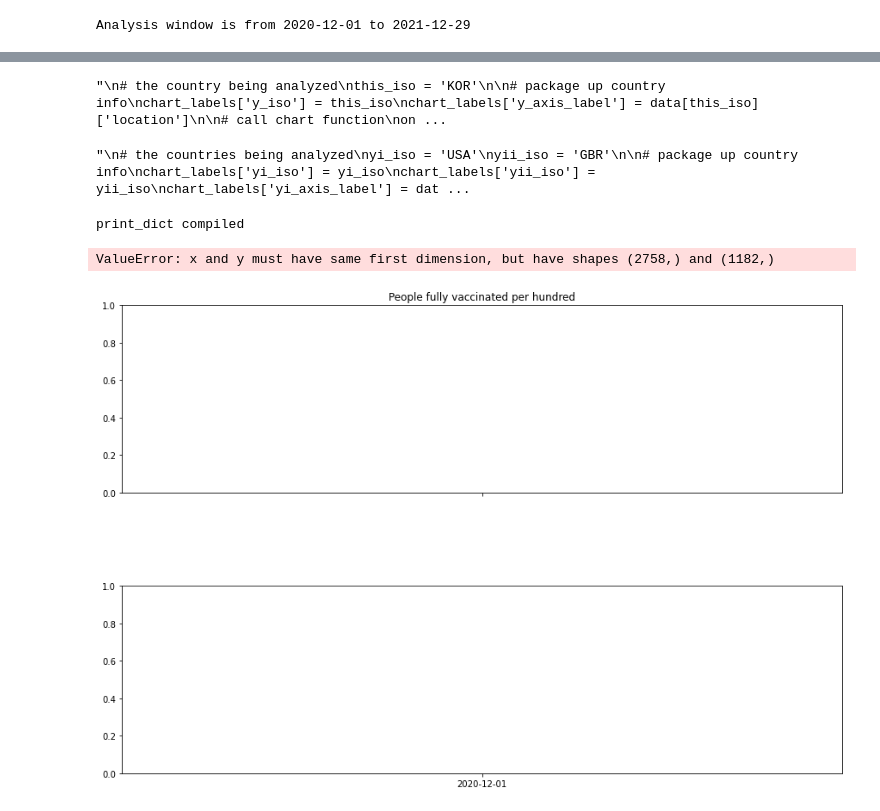
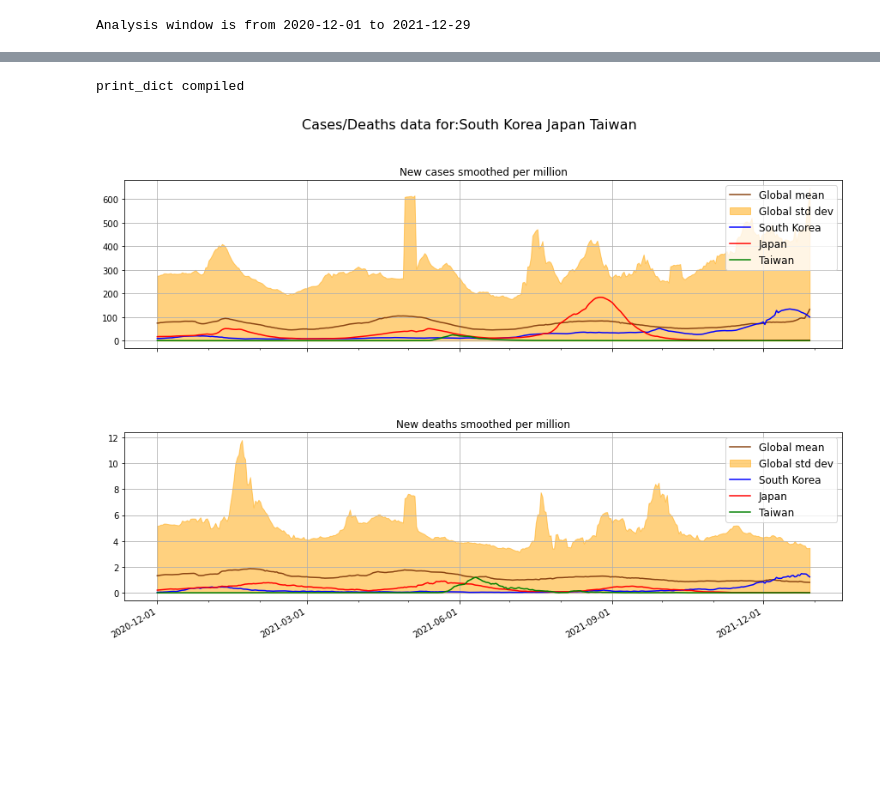
Before and after one commit to Ipgnosis/covid_analysis, a Jupyter notebook: covid-anal.ipynb, the cells around one changed output, grey strips where cells are left out. Drawn from its saved outputs; the diff is of its cells as text; code cells hidden in the pictures; blank space fills up the shorter version.

```diff
--- a/covid-anal.ipynb
+++ b/covid-anal.ipynb
@@ -111,58 +125,18 @@ print(country_date_data)
 # %%
-# re-juggle the data for a single country chart
-"""
-# the country being analyzed
-this_iso = 'KOR'
+# re-juggle the data for a multi country chart
 
-# package up country info
-chart_labels['y_iso'] = this_iso
-chart_labels['y_axis_label'] = data[this_iso]['location']
+# the countries being analyzed
+chart_labels['y_isos'] = ['KOR', 'JPN', 'TWN']
 
-# call chart function
-one_plot(chart_labels, date_dict)
-"""
+print_data = collate_print_data(chart_labels['y_isos'], country_date_data)
+
+# assemble the locations list
+chart_labels['y_axis_labels'] = []
+for iso in chart_labels['y_isos']:
+    chart_labels['y_axis_labels'].append(data[iso]['location'])
+
+# call multi_plots
+multi_plots(chart_labels, print_data)
 # %% [output]
-"\n# the country being analyzed\nthis_iso = 'KOR'\n\n# package up country info\nchart_labels['y_iso'] = this_iso\nchart_labels['y_axis_label'] = data[this_iso]['location']\n\n# call chart function\non ...
+print_dict compiled
+[figure, added]
-# %%
-# re-juggle the data for a 2 country chart
-"""
-# the countries being analyzed
-yi_iso = 'USA'
-yii_iso = 'GBR'
-
-# package up country info
-chart_labels['yi_iso'] = yi_iso
-chart_labels['yii_iso'] = yii_iso
-chart_labels['yi_axis_label'] = data[yi_iso]['location']
-chart_labels['yii_axis_label'] = data[yii_iso]['location']
-
-# call chart function
-two_plots(chart_labels, date_dict)
-"""
-# %% [output]
-"\n# the countries being analyzed\nyi_iso = 'USA'\nyii_iso = 'GBR'\n\n# package up country info\nchart_labels['yi_iso'] = yi_iso\nchart_labels['yii_iso'] = yii_iso\nchart_labels['yi_axis_label'] = dat ...
-# %%
-# re-juggle the data for a multi country chart
-
-# the countries being analyzed
-y_isos = ['USA', 'GBR', 'DEU']
-loc_list = []
-print_data = collate_print_data(y_isos, country_date_data)
-
-# print(print_data)
-
-# package the countries being analyzed
-chart_labels['y_isos'] = y_isos
-
-# assemble the locations list
-for i in range(len(y_isos)):
-    loc_list.append(data[y_isos[i]]['location'])
-
-chart_labels['y_axis_labels'] = loc_list
-
-# call multi_plots
-multi_plots(chart_labels, print_data)
-# %% [output]
-print_dict compiled
-ValueError: x and y must have same first dimension, but have shapes (2758,) and (1182,)
-[figure, removed]
```
Also changed, not shown: parts of 4 cells of this notebook, 8 other files.
